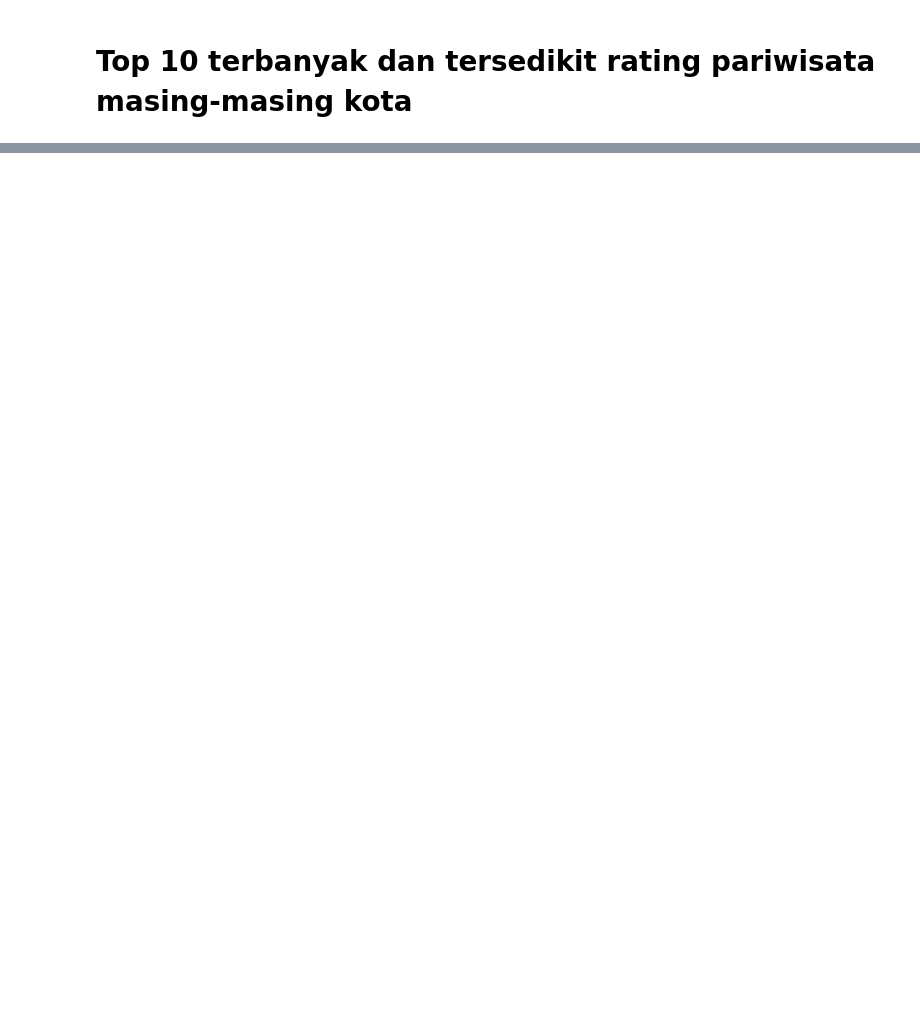
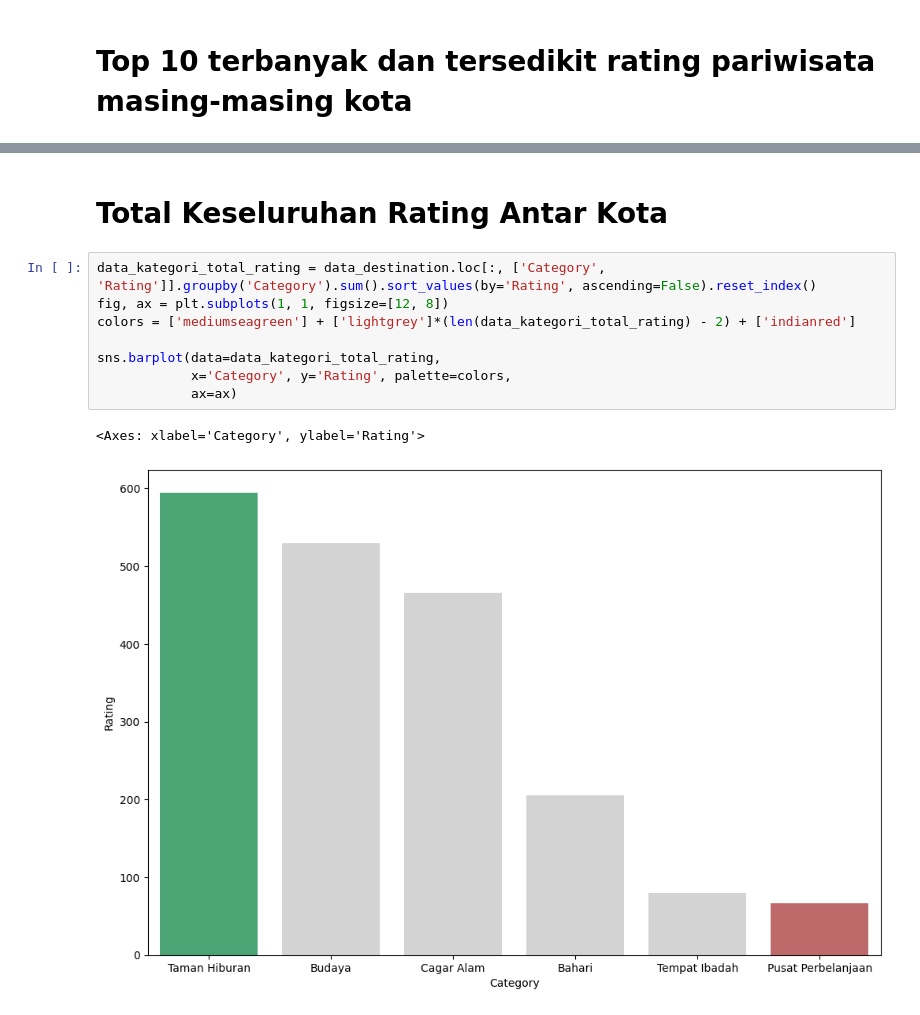
Before and after one commit to TryBugger/ProjekAkhirVisdat, a Jupyter notebook: Testing Plotting.ipynb, the cells around one changed output, grey strips where cells are left out. Drawn from its saved outputs; the diff is of its cells as text; blank space fills up the shorter version.

```diff
--- a/Testing Plotting.ipynb
+++ b/Testing Plotting.ipynb
@@ -64,0 +117,13 @@ ax.tick_params(axis='x', labelrotation = -90)
+# %% [markdown]
+# Total Keseluruhan Rating Antar Kota
+# %%
+data_kategori_total_rating = data_destination.loc[:, ['Category', 'Rating']].groupby('Category').sum().sort_values(by='Rating', ascending=False).reset_index()
+fig, ax = plt.subplots(1, 1, figsize=[12, 8])
+colors = ['mediumseagreen'] + ['lightgrey']*(len(data_kategori_total_rating) - 2) + ['indianred']
+
+sns.barplot(data=data_kategori_total_rating,
+            x='Category', y='Rating', palette=colors,
+            ax=ax)
+# %% [output]
+<Axes: xlabel='Category', ylabel='Rating'>
+[figure, added]
```
Also changed, not shown: parts of 15 cells of this notebook, 1 other file.
